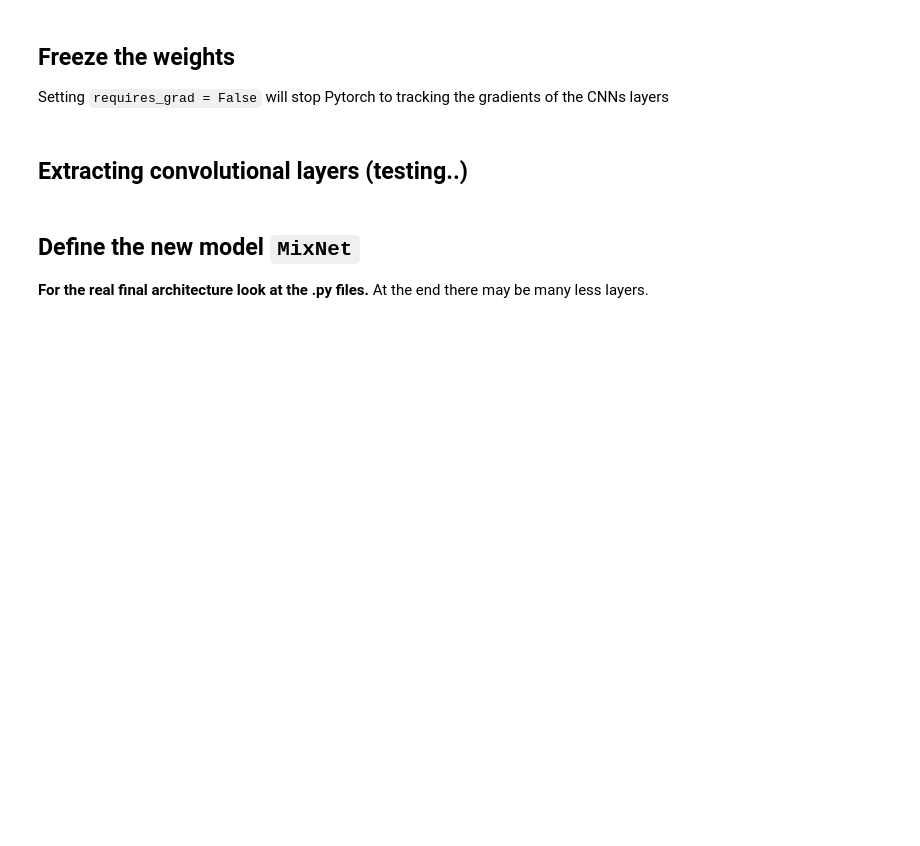
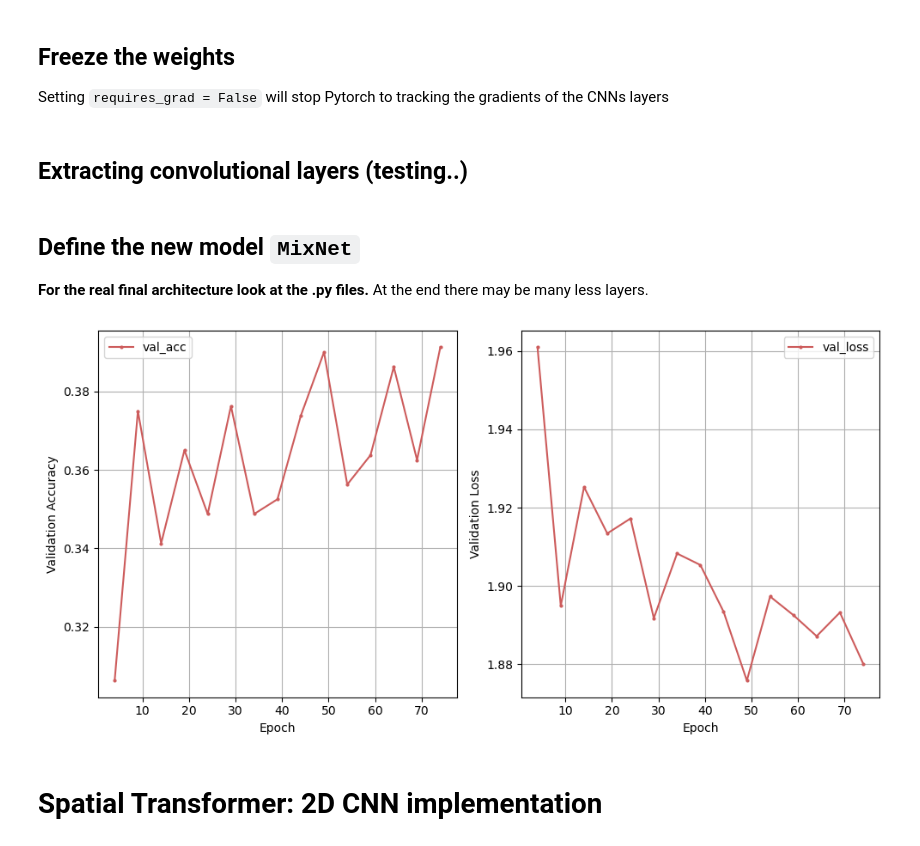
Before and after one commit to AlbertoSaretto/Music-Genre-Recognition, a Jupyter notebook: Final_Notebook.ipynb, the cells around one changed output. Cells and saved outputs as stored; diff of their text form; code cells hidden in the pictures; blank space fills up the shorter version.

```diff
--- a/Final_Notebook.ipynb
+++ b/Final_Notebook.ipynb
@@ -722,0 +768,10 @@ LitNet2D = main_train(100, MixNet(conv_block1D=conv_block1D, conv_block2D=conv_b
+# %%
+#Plot training results, lr = 0.5
+
+resultMix_path = 'lightning_logs_mix_Final/version_20/events.out.tfevents.1705431025.LAPTOP-9G4PBER8.168393.0'
+df_mix = extract_scalar_events(resultMix_path)
+plot_metrics(df_mix)
+# %% [output]
+[figure, added]
+# %% [markdown]
+# Spatial Transformer: 2D CNN implementation
```
Also changed, not shown: parts of 18 cells of this notebook.
